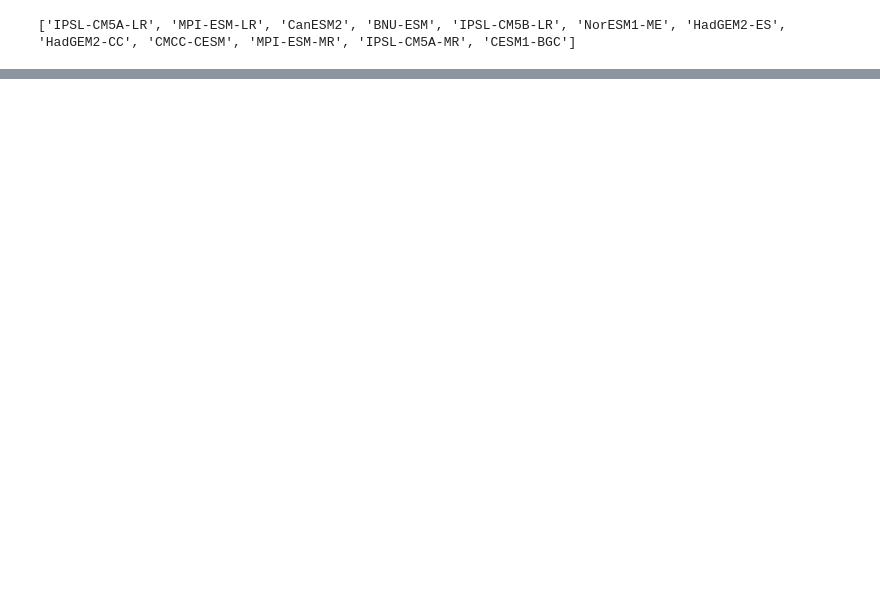
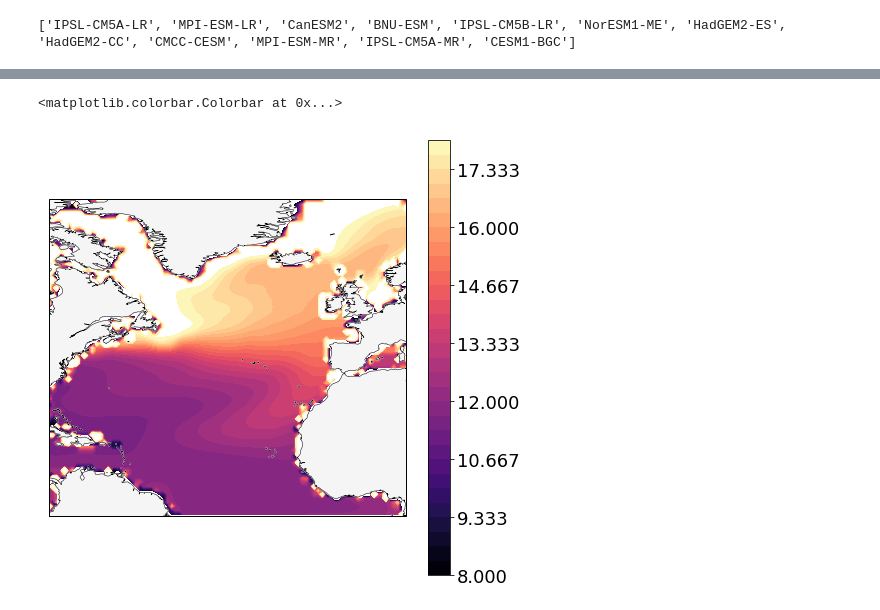
Before and after one commit to PaulHalloran/batmobile_jupyter_notebooks, a Jupyter notebook: analysis_for_noc_talk.ipynb, the cells around one changed output, grey strips where cells are left out. Drawn from its saved outputs; the diff is of its cells as text; code cells hidden in the pictures; blank space fills up the shorter version.

```diff
--- a/analysis_for_noc_talk.ipynb
+++ b/analysis_for_noc_talk.ipynb
@@ -370,0 +976,24 @@ ax1.add_feature(coast_50m,edgecolor='#000000',lw=0.5)
+# %%
+fig = plt.figure(figsize=(8,8))
+gs = gridspec.GridSpec(10, 10)
+ax1 = plt.subplot(gs[0:10,0:10],projection= my_projection)
+
+
+ax1.set_extent(my_extent, crs=ccrs.PlateCarree())
+
+
+lats1 = revelle_factor_last.coord('latitude').points
+lons1 = revelle_factor_last.coord('longitude').points
+data1 = revelle_factor_last.data
+
+
+contour_result1 = ax1.contourf(lons1, lats1, data1,np.linspace(8,18,31),
+			transform=ccrs.PlateCarree(),cmap='magma')
+
+
+ax1.add_feature(land_50m,facecolor='#F5F5F5')
+ax1.add_feature(coast_50m,edgecolor='#000000',lw=0.5)
+plt.colorbar(contour_result1)
+# %% [output]
+<matplotlib.colorbar.Colorbar at 0x...>
+[figure, added]
```
Also changed, not shown: parts of 17 cells of this notebook.
